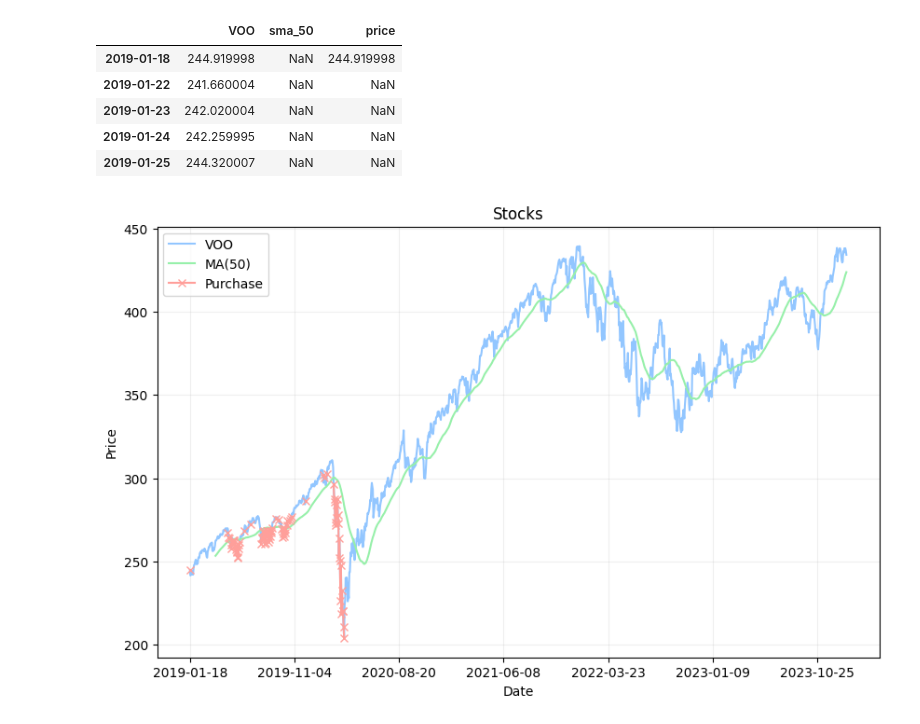
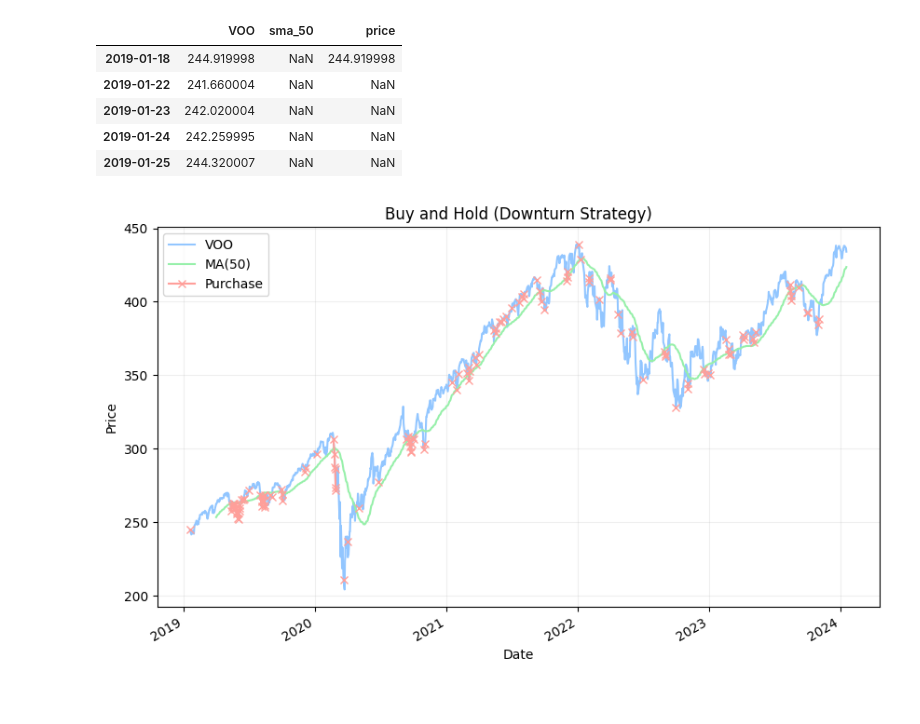
Before and after one commit to Johnnyboycurtis/stock-market-analysis, a Jupyter notebook: experiments-backtesting-dev.ipynb, the cells around one changed output. Drawn from its saved outputs; the diff is of its cells as text; code cells hidden in the pictures.

```diff
--- a/experiments-backtesting-dev.ipynb
+++ b/experiments-backtesting-dev.ipynb
@@ -27,3 +33,4 @@ if DOWNLOAD_DATA:
 
 else:
     voo_df = pd.read_csv("data/voo_df.csv")
+    voo_df['Date'] = pd.to_datetime(voo_df['Date'])
@@ -43,0 +66,2 @@ holdings
+# %%
+ts_voo = voo_df.set_index('Date')
@@ -44,9 +86,12 @@ holdings
 # %%
-newstrat = BuyAndHoldDrawDownStrategySignal('VOO', monies=50000)
+newstrat = BuyAndHoldDrawDownStrategySignal('VOO', monies=10000, income=1000)
 newstrat.run(data=voo_df)
 
 
 newholdings = newstrat.holdings.to_pandas()
 profit_2 = newholdings['quantity']*(newstrat.end_price - newholdings['price'])
 profit_2.sum()
+
+# set seed above to 456
+# expected profit: 24505.021713256847
 # %% [output]
@@ -85,12 +130,12 @@ ts_voo.head()
 # %%
 fig, ax = plt.subplots(figsize = (10, 6))
 ts_voo['VOO'].plot(ax=ax, label='VOO')
 ts_voo['sma_50'].plot(ax=ax, label='MA(50)')
 ts_voo['price'].plot(marker='x', ax=ax, label='Purchase')
 ax.legend()
-ax.set_title("Stocks")
+ax.set_title("Buy and Hold (Downturn Strategy)")
 ax.set_ylabel("Price")
 ax.set_xlabel("Date")
 ax.grid(alpha=0.2)
 # %% [output]
-[figure, old version]
+[figure, new version]
```
Also changed, not shown: parts of 14 cells of this notebook.
